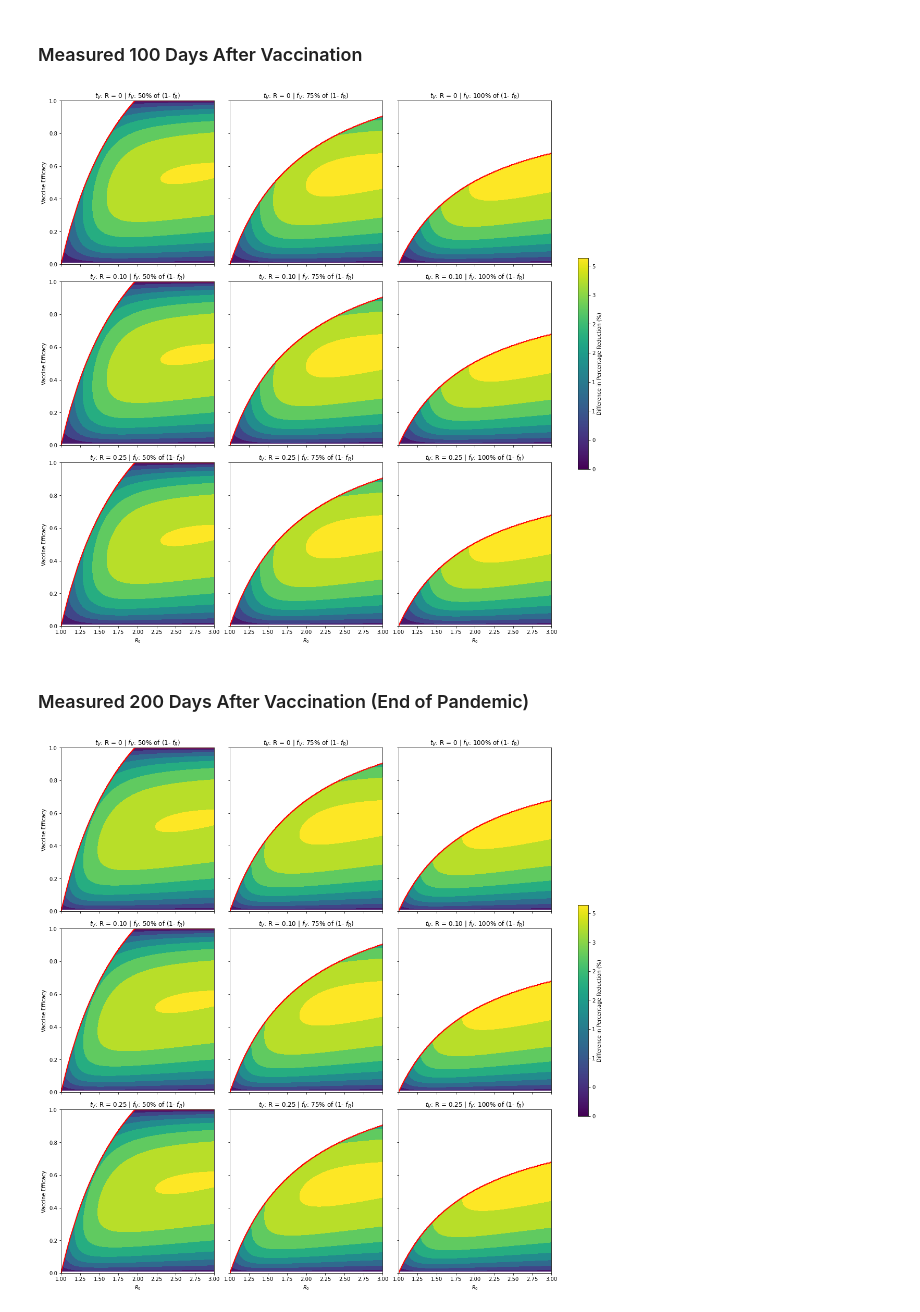
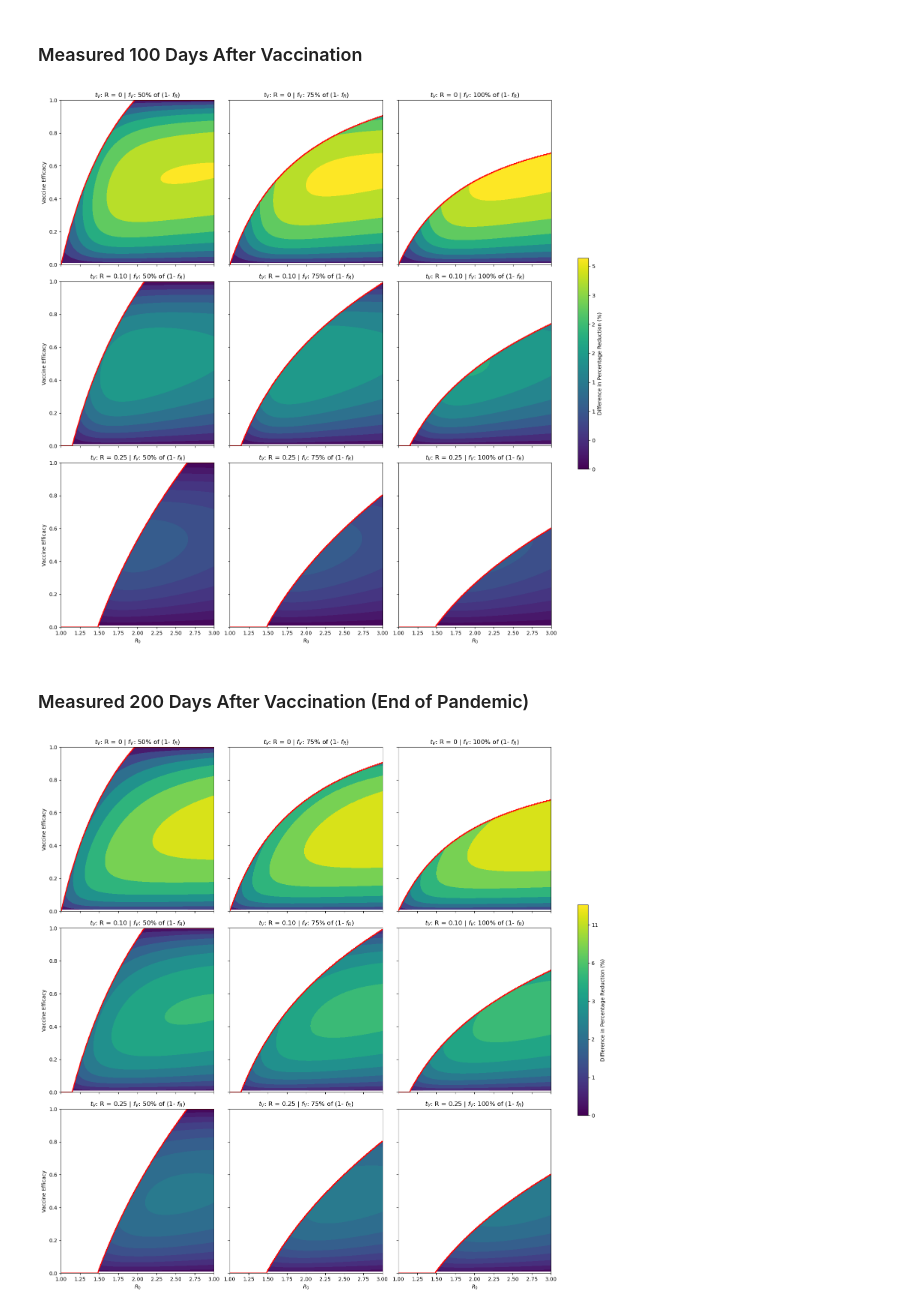
Before and after one commit to anjalika-nande/VaccineEfficacy, a Jupyter notebook: Scenarios/4_Scenarios_cont.ipynb, the cells around one changed output. Drawn from its saved outputs; the diff is of its cells as text; code cells hidden in the pictures.

Commit message:
Add files via upload
Updated with corrected figure

```diff
--- a/Scenarios/4_Scenarios_cont.ipynb
+++ b/Scenarios/4_Scenarios_cont.ipynb
@@ -267,6 +252,7 @@ Stored 'size25_m100_cont' (DataFrame)
 sigma = 1 / 4
 gamma = 1 / 4
 t = 200
+vmax=0.05
 covs = np.array([0.5, 0.75, 1.0])
 s0 = 0.98
 e0 = 0.01
@@ -289,12 +275,12 @@ size0_m200_cont = run_scenarios(
     epss=epss,
     measured=200,
     vax_mode='cont',
-    v=0.01,
+    v=vmax,
 )
 size10_m200_cont = run_scenarios(
     y0=y0,
     t=t,
-    size=0,
+    size=0.1,
     covs=covs,
     R0s=R0s,
     sigma=sigma,
@@ -303,12 +289,12 @@ size10_m200_cont = run_scenarios(
     epss=epss,
     measured=200,
     vax_mode='cont',
-    v=0.01,
+    v=vmax,
 )
 size25_m200_cont = run_scenarios(
     y0=y0,
     t=t,
-    size=0,
+    size=0.25,
     covs=covs,
     R0s=R0s,
     sigma=sigma,
@@ -317,7 +303,7 @@ size25_m200_cont = run_scenarios(
     epss=epss,
     measured=200,
     vax_mode='cont',
-    v=0.01,
+    v=vmax,
 )
 
 # plot difference in total effectiveness for each scenario
@@ -330,8 +316,3 @@ fig_2d = plot_scenarios(
     size0_m200_cont, size10_m200_cont, size25_m200_cont, R0s, epss, dim=2, mask_hit=False
 )
 plt.savefig("diffPerc_m200_cont_2d.pdf", format="pdf", bbox_inches="tight")
-
-# store dataframes
-%store size0_m200_cont
-%store size10_m200_cont
-%store size25_m200_cont
@@ -348,11 +336,11 @@ We additionally mask regimes for which $f_V > f_V^*$ in order to confirm the red
 
 ### Measured 30 Days After Vaccination
 # %%
-%store -r size0_m30_cont
+'''%store -r size0_m30_cont
 %store -r size10_m30_cont
 %store -r size25_m30_cont
 R0s = np.linspace(1.0, 3.0, 601)
-epss = np.linspace(0.01, 1, 201)
+epss = np.linspace(0.01, 1, 201)'''
 
 plt.rcParams["pdf.fonttype"] = 42
 fig_2d = plot_scenarios(
@@ -378,9 +366,9 @@ plt.savefig("diffPerc_m60_cont_2d_masked.pdf", format="pdf", bbox_inches="tight"
 # %% [markdown]
 ### Measured 100 Days After Vaccination
 # %%
-%store -r size0_m100_cont
+'''%store -r size0_m100_cont
 %store -r size10_m100_cont
-%store -r size25_m100_cont
+%store -r size25_m100_cont'''
 
 plt.rcParams["pdf.fonttype"] = 42
 fig_2d = plot_scenarios(
@@ -388,18 +376,18 @@ fig_2d = plot_scenarios(
 )
 plt.savefig("diffPerc_m100_cont_2d_masked.pdf", format="pdf", bbox_inches="tight")
 # %% [output]
-[figure, old version]
+[figure, new version]
 # %% [markdown]
 ### Measured 200 Days After Vaccination (End of Pandemic)
 # %%
-%store -r size0_m200_cont
+'''%store -r size0_m200_cont
 %store -r size10_m200_cont
-%store -r size25_m200_cont
+%store -r size25_m200_cont'''
 
 plt.rcParams["pdf.fonttype"] = 42
 fig_2d = plot_scenarios(
     size0_m200_cont, size10_m200_cont, size25_m200_cont, R0s, epss, dim=2, mask_hit=True
 )
 plt.savefig("diffPerc_m200_cont_2d_masked.pdf", format="pdf", bbox_inches="tight")
 # %% [output]
-[figure, old version]
+[figure, new version]
```
Also changed, not shown: parts of 9 cells of this notebook.
